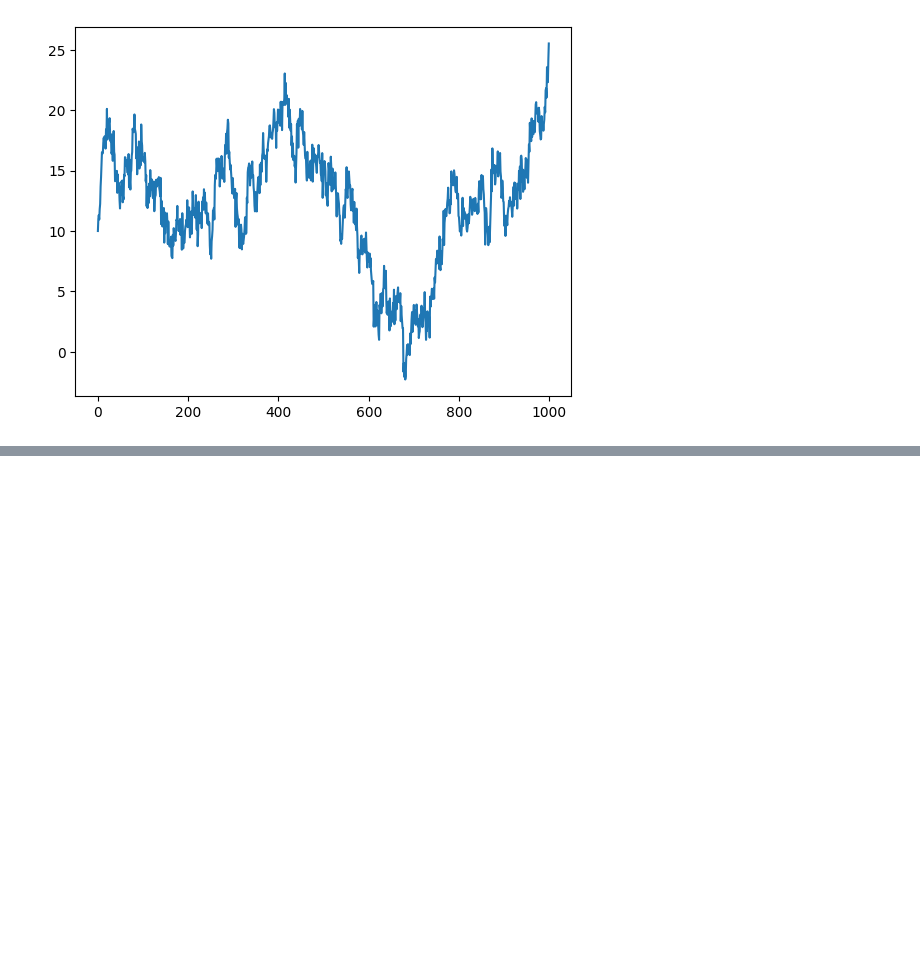
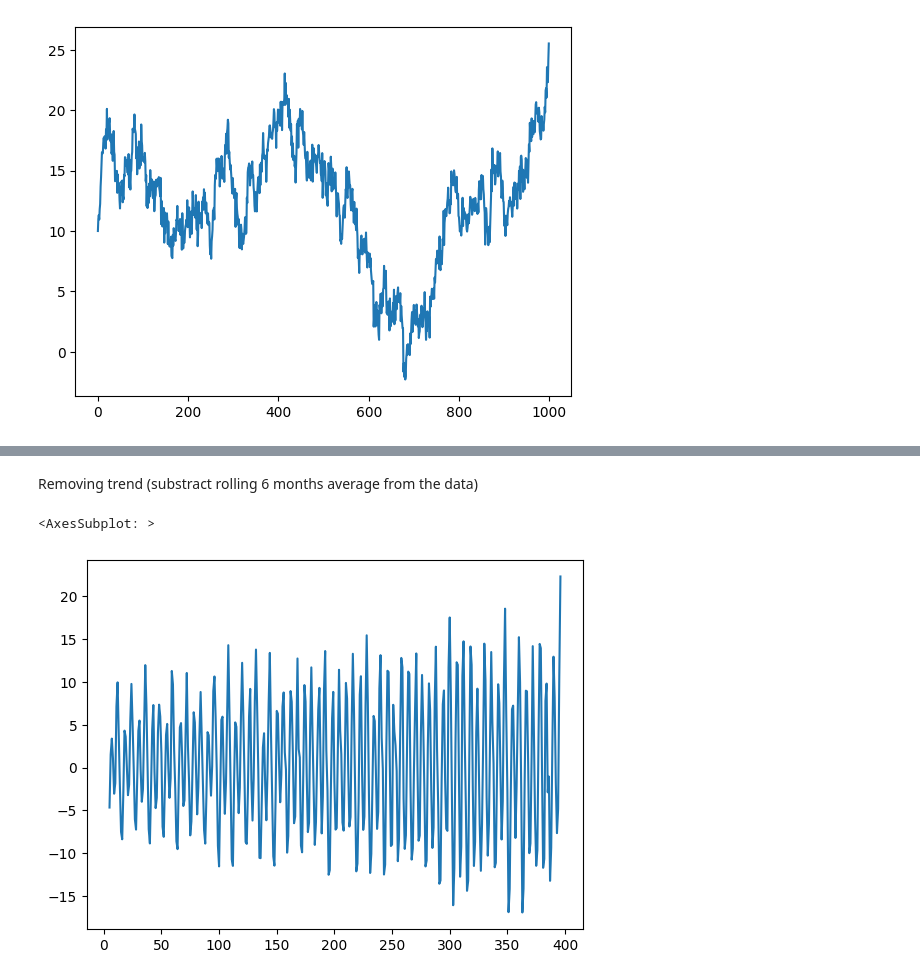
Before and after one commit to uktukt/Python_SheGoesTech_23_2nd_part, a Jupyter notebook: 0711_time_series.ipynb, the cells around one changed output, grey strips where cells are left out. Saved outputs shown, nothing was run; the diff lists cells and outputs as text; code cells hidden in the pictures; blank space fills up the shorter version.

```diff
--- a/0711_time_series.ipynb
+++ b/0711_time_series.ipynb
@@ -81,0 +113,9 @@ El_prod_data
+# %% [markdown]
+Removing trend (substract rolling 6 months average from the data)
+# %%
+rolling_mean = data.rolling(window=6).mean()
+data_no_trend = data - rolling_mean
+data_no_trend.plot()
+# %% [output]
+<AxesSubplot: >
+[figure, added]
```
Also changed, not shown: parts of 34 cells of this notebook.
